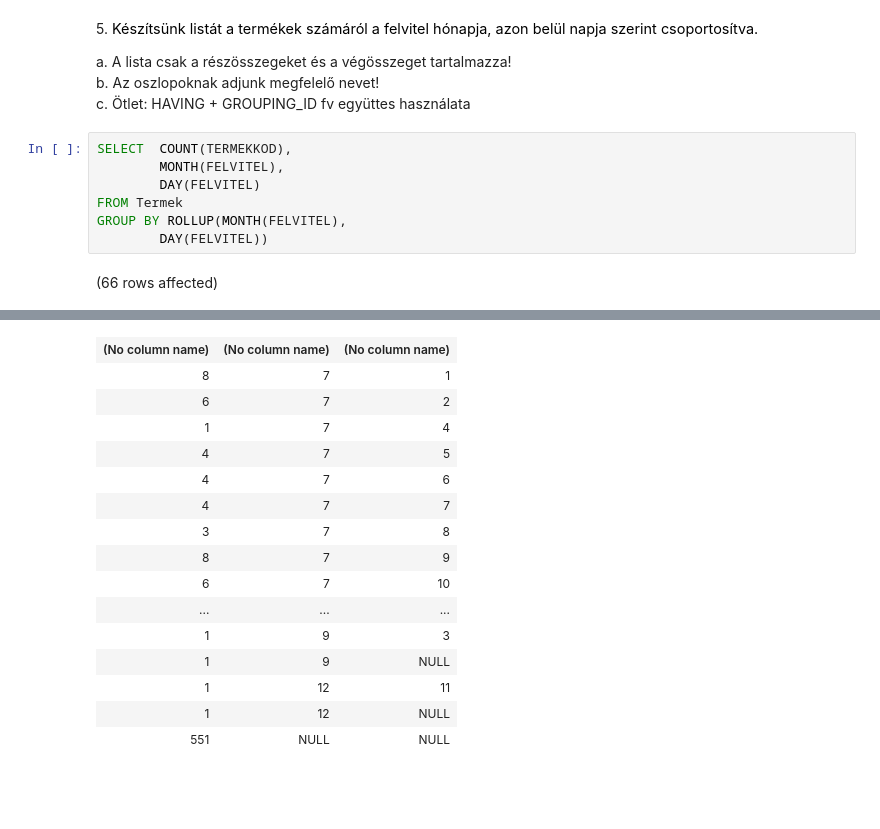
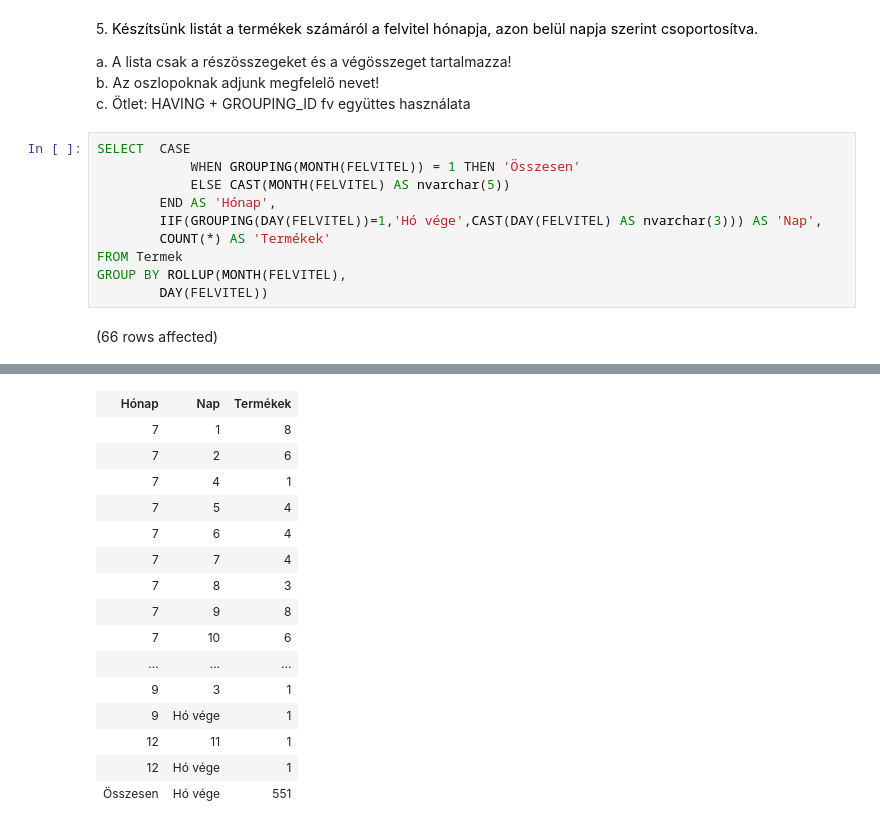
Before and after one commit to JanosZkcs/Adatbazisok_egyetem, a Jupyter notebook: gyakorlat04_feladatok.ipynb, the cells around one changed output, grey strips where cells are left out. Drawn from its saved outputs; the diff is of its cells as text; blank space fills up the shorter version.

```diff
--- a/gyakorlat04_feladatok.ipynb
+++ b/gyakorlat04_feladatok.ipynb
@@ -139,9 +139,12 @@ a. A lista csak a részösszegeket és a végösszeget tartalmazza!
 b. Az oszlopoknak adjunk megfelelő nevet!
 c. Ötlet: HAVING + GROUPING\_ID fv együttes használata
 # %%
-SELECT  COUNT(TERMEKKOD),
-        MONTH(FELVITEL),
-        DAY(FELVITEL)
+SELECT  CASE
+            WHEN GROUPING(MONTH(FELVITEL)) = 1 THEN 'Összesen'
+            ELSE CAST(MONTH(FELVITEL) AS nvarchar(5))
+        END AS 'Hónap',
+        IIF(GROUPING(DAY(FELVITEL))=1,'Hó vége',CAST(DAY(FELVITEL) AS nvarchar(3))) AS 'Nap',
+        COUNT(*) AS 'Termékek'
 FROM Termek
 GROUP BY ROLLUP(MONTH(FELVITEL),
         DAY(FELVITEL))
@@ -151,16 +154,16 @@ Total execution time: 00:00:00.131
-| (No column name) | (No column name) | (No column name) |
-| 8 | 7 | 1 |
-| 6 | 7 | 2 |
-| 1 | 7 | 4 |
-| 4 | 7 | 5 |
-| 4 | 7 | 6 |
-| 4 | 7 | 7 |
-| 3 | 7 | 8 |
-| 8 | 7 | 9 |
-| 6 | 7 | 10 |
+| Hónap | Nap | Termékek |
+| 7 | 1 | 8 |
+| 7 | 2 | 6 |
+| 7 | 4 | 1 |
+| 7 | 5 | 4 |
+| 7 | 6 | 4 |
+| 7 | 7 | 4 |
+| 7 | 8 | 3 |
+| 7 | 9 | 8 |
+| 7 | 10 | 6 |
 | ... | ... | ... |
-| 1 | 9 | 3 |
-| 1 | 9 | NULL |
-| 1 | 12 | 11 |
-| 1 | 12 | NULL |
-| 551 | NULL | NULL |
+| 9 | 3 | 1 |
+| 9 | Hó vége | 1 |
+| 12 | 11 | 1 |
+| 12 | Hó vége | 1 |
+| Összesen | Hó vége | 551 |
```
Also changed, not shown: parts of 1 cell of this notebook.
